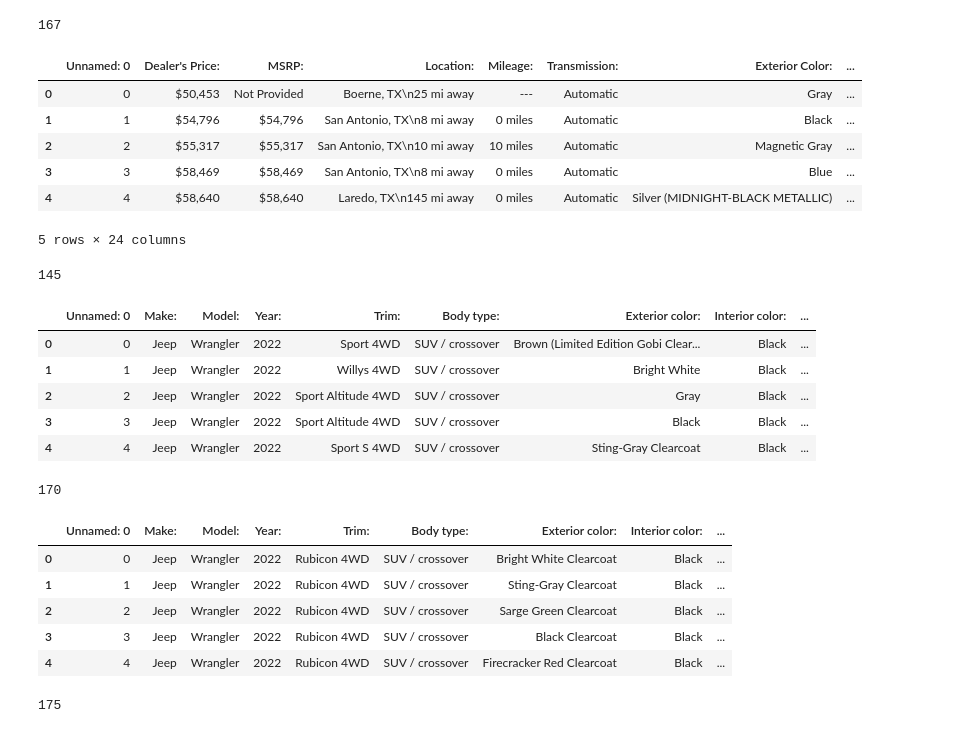
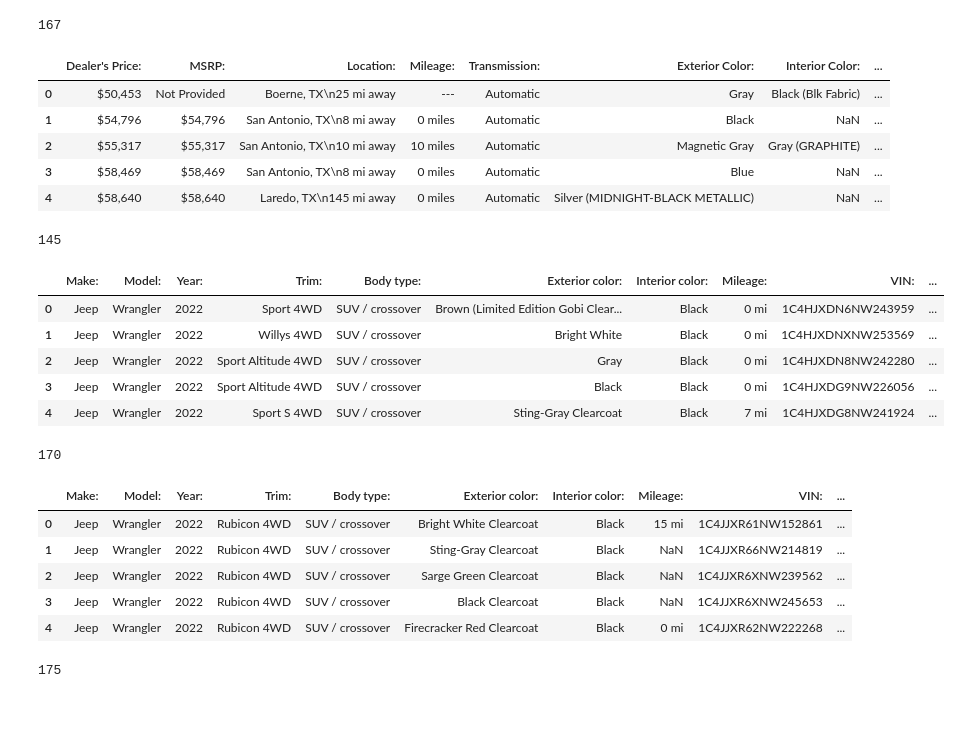
Before and after one commit to RL-Lane/Gouge, a Jupyter notebook: Notebooks/Scraping CSV's Merged.ipynb, the cells around one changed output. Drawn from its saved outputs; the diff is of its cells as text; code cells hidden in the pictures.

```diff
--- a/Notebooks/Scraping CSV's Merged.ipynb
+++ b/Notebooks/Scraping CSV's Merged.ipynb
@@ -82,15 +94,18 @@ len(car_data5)
 # %%
 csv_file = '../Resources/1000-1200.csv'
 car_data6 = pd.read_csv(csv_file)
+car_data6 = car_data6.drop(columns=['Stock #:',
+                                    'Unnamed: 0',
+                                    'Delivery:',
+                                    'Price + Delivery:'])
 car_data6.head()
 # %% [output]
-|  | Unnamed: 0 | Dealer's Price: | MSRP: | Location: | Mileage: | Transmission: | Exterior Color: | ... |
-| 0 | 0 | $50,453 | Not Provided | Boerne, TX\n25 mi away | --- | Automatic | Gray | ... |
-| 1 | 1 | $54,796 | $54,796 | San Antonio, TX\n8 mi away | 0 miles | Automatic | Black | ... |
-| 2 | 2 | $55,317 | $55,317 | San Antonio, TX\n10 mi away | 10 miles | Automatic | Magnetic Gray | ... |
-| 3 | 3 | $58,469 | $58,469 | San Antonio, TX\n8 mi away | 0 miles | Automatic | Blue | ... |
-| 4 | 4 | $58,640 | $58,640 | Laredo, TX\n145 mi away | 0 miles | Automatic | Silver (MIDNIGHT-BLACK METALLIC) | ... |
+|  | Dealer's Price: | MSRP: | Location: | Mileage: | Transmission: | Exterior Color: | Interior Color: | ... |
+| 0 | $50,453 | Not Provided | Boerne, TX\n25 mi away | --- | Automatic | Gray | Black (Blk Fabric) | ... |
+| 1 | $54,796 | $54,796 | San Antonio, TX\n8 mi away | 0 miles | Automatic | Black | NaN | ... |
+| 2 | $55,317 | $55,317 | San Antonio, TX\n10 mi away | 10 miles | Automatic | Magnetic Gray | Gray (GRAPHITE) | ... |
+| 3 | $58,469 | $58,469 | San Antonio, TX\n8 mi away | 0 miles | Automatic | Blue | NaN | ... |
+| 4 | $58,640 | $58,640 | Laredo, TX\n145 mi away | 0 miles | Automatic | Silver (MIDNIGHT-BLACK METALLIC) | NaN | ... |
-5 rows × 24 columns
 # %%
 len(car_data6)
 # %% [output]
@@ -98,14 +113,16 @@ len(car_data6)
 # %%
 csv_file = '../Resources/1200-1400.csv'
 car_data7 = pd.read_csv(csv_file)
+car_data7 = car_data7.drop(columns=['Stock number:',
+                                    'Unnamed: 0'])
 car_data7.head()
 # %% [output]
-|  | Unnamed: 0 | Make: | Model: | Year: | Trim: | Body type: | Exterior color: | Interior color: | ... |
-| 0 | 0 | Jeep | Wrangler | 2022 | Sport 4WD | SUV / crossover | Brown (Limited Edition Gobi Clear... | Black | ... |
-| 1 | 1 | Jeep | Wrangler | 2022 | Willys 4WD | SUV / crossover | Bright White | Black | ... |
-| 2 | 2 | Jeep | Wrangler | 2022 | Sport Altitude 4WD | SUV / crossover | Gray | Black | ... |
-| 3 | 3 | Jeep | Wrangler | 2022 | Sport Altitude 4WD | SUV / crossover | Black | Black | ... |
-| 4 | 4 | Jeep | Wrangler | 2022 | Sport S 4WD | SUV / crossover | Sting-Gray Clearcoat | Black | ... |
+|  | Make: | Model: | Year: | Trim: | Body type: | Exterior color: | Interior color: | Mileage: | VIN: | ... |
+| 0 | Jeep | Wrangler | 2022 | Sport 4WD | SUV / crossover | Brown (Limited Edition Gobi Clear... | Black | 0 mi | 1C4HJXDN6NW243959 | ... |
+| 1 | Jeep | Wrangler | 2022 | Willys 4WD | SUV / crossover | Bright White | Black | 0 mi | 1C4HJXDNXNW253569 | ... |
+| 2 | Jeep | Wrangler | 2022 | Sport Altitude 4WD | SUV / crossover | Gray | Black | 0 mi | 1C4HJXDN8NW242280 | ... |
+| 3 | Jeep | Wrangler | 2022 | Sport Altitude 4WD | SUV / crossover | Black | Black | 0 mi | 1C4HJXDG9NW226056 | ... |
+| 4 | Jeep | Wrangler | 2022 | Sport S 4WD | SUV / crossover | Sting-Gray Clearcoat | Black | 7 mi | 1C4HJXDG8NW241924 | ... |
 # %%
 len(car_data7)
 # %% [output]
@@ -113,14 +130,16 @@ len(car_data7)
 # %%
 csv_file = '../Resources/1400-1600.csv'
 car_data8 = pd.read_csv(csv_file)
+car_data8 = car_data8.drop(columns=['Stock number:',
+                                    'Unnamed: 0'])
 car_data8.head()
 # %% [output]
-|  | Unnamed: 0 | Make: | Model: | Year: | Trim: | Body type: | Exterior color: | Interior color: | ... |
-| 0 | 0 | Jeep | Wrangler | 2022 | Rubicon 4WD | SUV / crossover | Bright White Clearcoat | Black | ... |
-| 1 | 1 | Jeep | Wrangler | 2022 | Rubicon 4WD | SUV / crossover | Sting-Gray Clearcoat | Black | ... |
-| 2 | 2 | Jeep | Wrangler | 2022 | Rubicon 4WD | SUV / crossover | Sarge Green Clearcoat | Black | ... |
-| 3 | 3 | Jeep | Wrangler | 2022 | Rubicon 4WD | SUV / crossover | Black Clearcoat | Black | ... |
-| 4 | 4 | Jeep | Wrangler | 2022 | Rubicon 4WD | SUV / crossover | Firecracker Red Clearcoat | Black | ... |
+|  | Make: | Model: | Year: | Trim: | Body type: | Exterior color: | Interior color: | Mileage: | VIN: | ... |
+| 0 | Jeep | Wrangler | 2022 | Rubicon 4WD | SUV / crossover | Bright White Clearcoat | Black | 15 mi | 1C4JJXR61NW152861 | ... |
+| 1 | Jeep | Wrangler | 2022 | Rubicon 4WD | SUV / crossover | Sting-Gray Clearcoat | Black | NaN | 1C4JJXR66NW214819 | ... |
+| 2 | Jeep | Wrangler | 2022 | Rubicon 4WD | SUV / crossover | Sarge Green Clearcoat | Black | NaN | 1C4JJXR6XNW239562 | ... |
+| 3 | Jeep | Wrangler | 2022 | Rubicon 4WD | SUV / crossover | Black Clearcoat | Black | NaN | 1C4JJXR6XNW245653 | ... |
+| 4 | Jeep | Wrangler | 2022 | Rubicon 4WD | SUV / crossover | Firecracker Red Clearcoat | Black | 0 mi | 1C4JJXR62NW222268 | ... |
 # %%
 len(car_data8)
 # %% [output]
```
Also changed, not shown: parts of 11 cells of this notebook.
